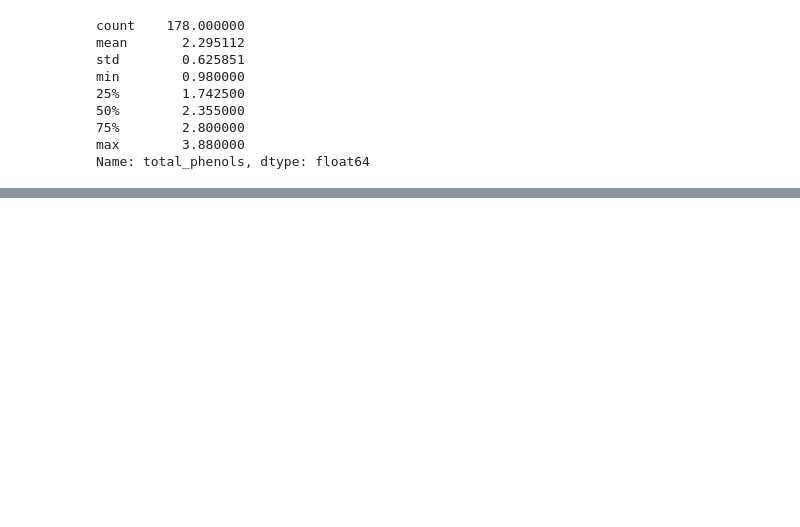
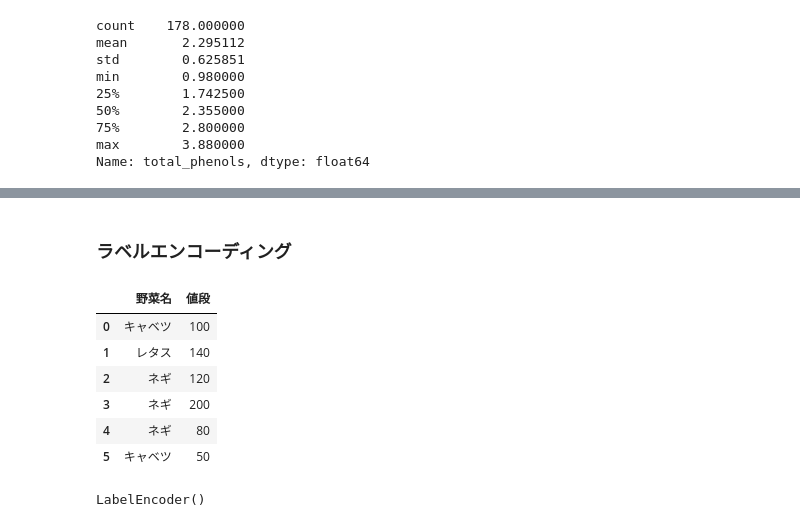
Before and after one commit to akiyoshi777/data_analysis, a Jupyter notebook: sklearn.ipynb, the cells around one changed output, grey strips where cells are left out. Saved outputs shown, nothing was run; the diff lists cells and outputs as text; code cells hidden in the pictures; blank space fills up the shorter version.

Commit message:
ラベルエンコーディング

```diff
--- a/sklearn.ipynb
+++ b/sklearn.ipynb
@@ -142,0 +217,22 @@ Name: total_phenols, dtype: float64
+# %% [markdown]
+### ラベルエンコーディング
+# %%
+#  ラベルエンコード: カテゴリ変数を数値にエンコードする
+df = pd.DataFrame({'野菜名': ['キャベツ', 'レタス', 'ネギ', 'ネギ', 'ネギ', 'キャベツ'], '値段': ['100', '140', '120', '200', '80', '50']})
+df
+# %% [output]
+|  | 野菜名 | 値段 |
+| 0 | キャベツ | 100 |
+| 1 | レタス | 140 |
+| 2 | ネギ | 120 |
+| 3 | ネギ | 200 |
+| 4 | ネギ | 80 |
+| 5 | キャベツ | 50 |
+# %%
+# ラベルエンコード
+from sklearn.preprocessing import LabelEncoder
+
+le = LabelEncoder()
+le.fit(df['野菜名'])
+# %% [output]
+LabelEncoder()
```
Also changed, not shown: parts of 24 cells of this notebook.
